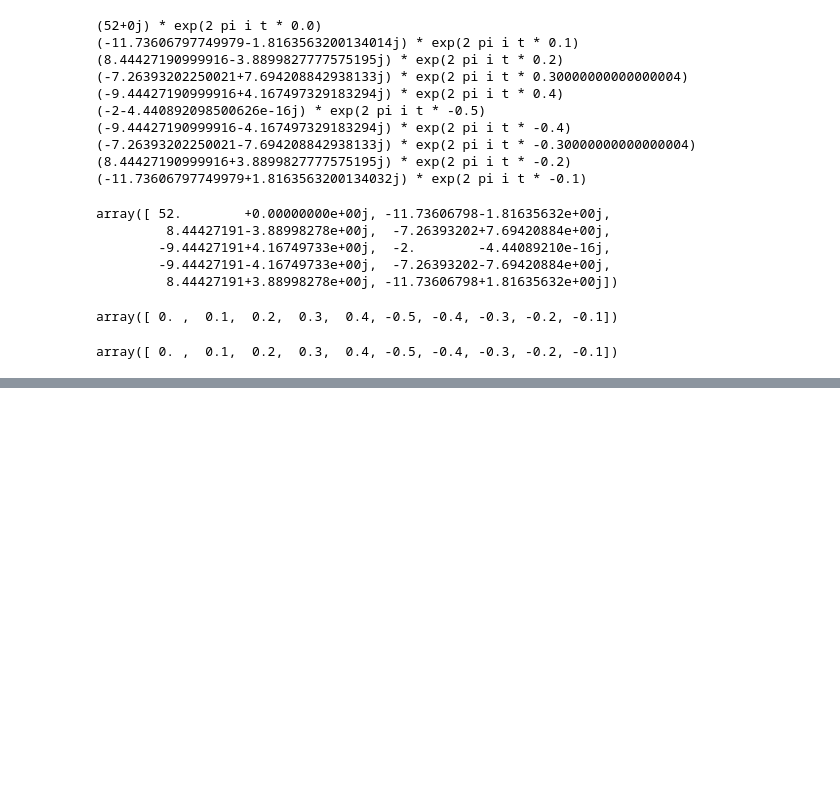
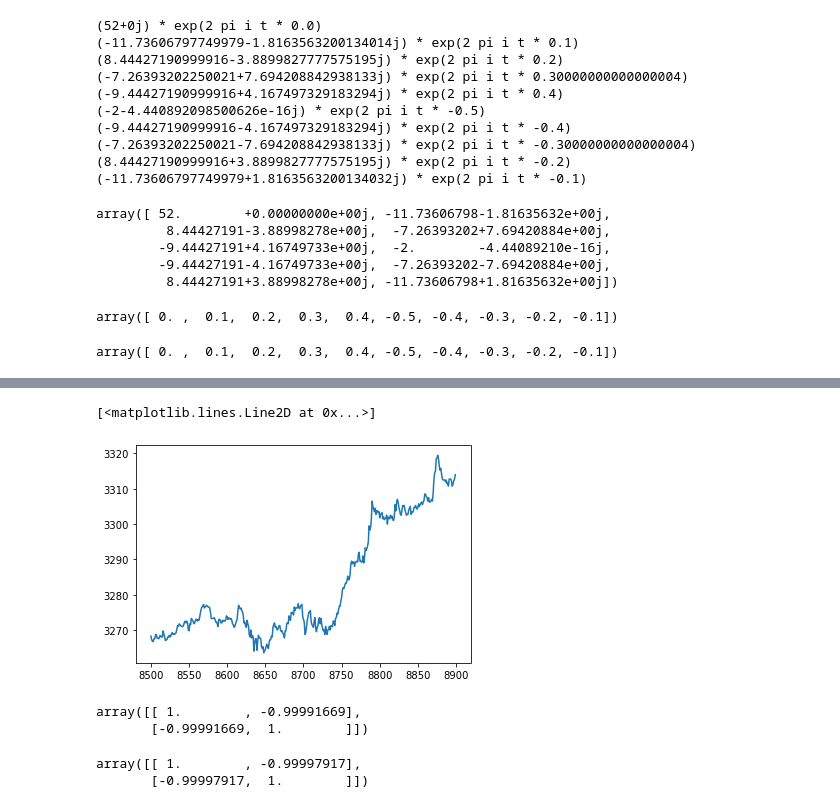
Before and after one commit to KINTEP/finance0, a Jupyter notebook: Untitled.ipynb, the cells around one changed output, grey strips where cells are left out. Saved outputs shown, nothing was run; the diff lists cells and outputs as text; code cells hidden in the pictures; blank space fills up the shorter version.

```diff
--- a/Untitled.ipynb
+++ b/Untitled.ipynb
@@ -232,0 +568,16 @@ array([[1., 1.],
+# %%
+plt.plot(data1.CLOSE[8500:8900])
+# %% [output]
+[<matplotlib.lines.Line2D at 0x...>]
+[figure, added]
+# %%
+lag1 = lags(n=2, data = derivatives[8500][8500:])
+np.corrcoef(lag1)
+# %% [output]
+array([[ 1.        , -0.99991669],
+       [-0.99991669,  1.        ]])
+# %%
+np.corrcoef(derivatives[8500][8500:], derivatives[8499][8500:])
+# %% [output]
+array([[ 1.        , -0.99997917],
+       [-0.99997917,  1.        ]])
```
Also changed, not shown: parts of 210 cells of this notebook, 11 other files.
